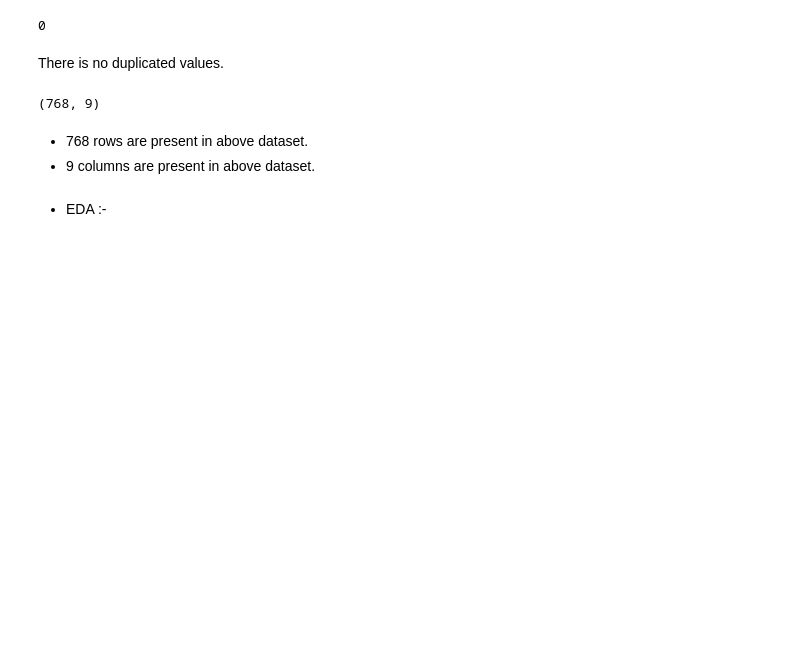
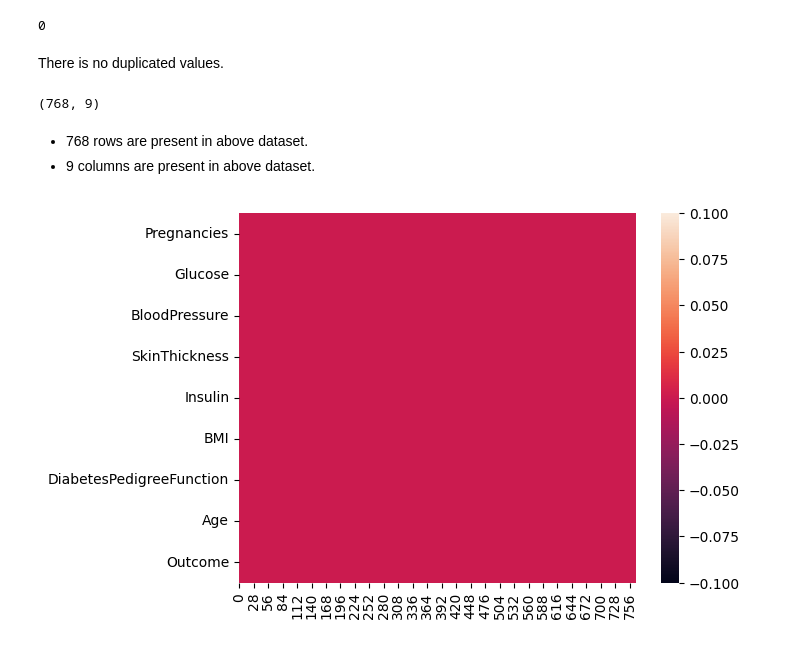
Before and after one commit to dipa-khadka/Datascince_Project, a Jupyter notebook: Diabetes Prediction/Predict the onset of diabetes based on diagnostic measures-project 1.ipynb, the cells around one changed output. Saved outputs shown, nothing was run; the diff lists cells and outputs as text; code cells hidden in the pictures; blank space fills up the shorter version.

```diff
--- a/Diabetes Prediction/Predict the onset of diabetes based on diagnostic measures-project 1.ipynb
+++ b/Diabetes Prediction/Predict the onset of diabetes based on diagnostic measures-project 1.ipynb
@@ -97,5 +105,9 @@ df.shape
 # %% [markdown]
 *  768 rows are present in above dataset.
 * 9 columns are present in above dataset.
-# %% [markdown]
-* EDA :-
+# %%
+# Ploting into heatmap
+sns.heatmap(df.isna().transpose())
+plt.show()
+# %% [output]
+[figure, added]
```
Also changed, not shown: parts of 6 cells of this notebook.
